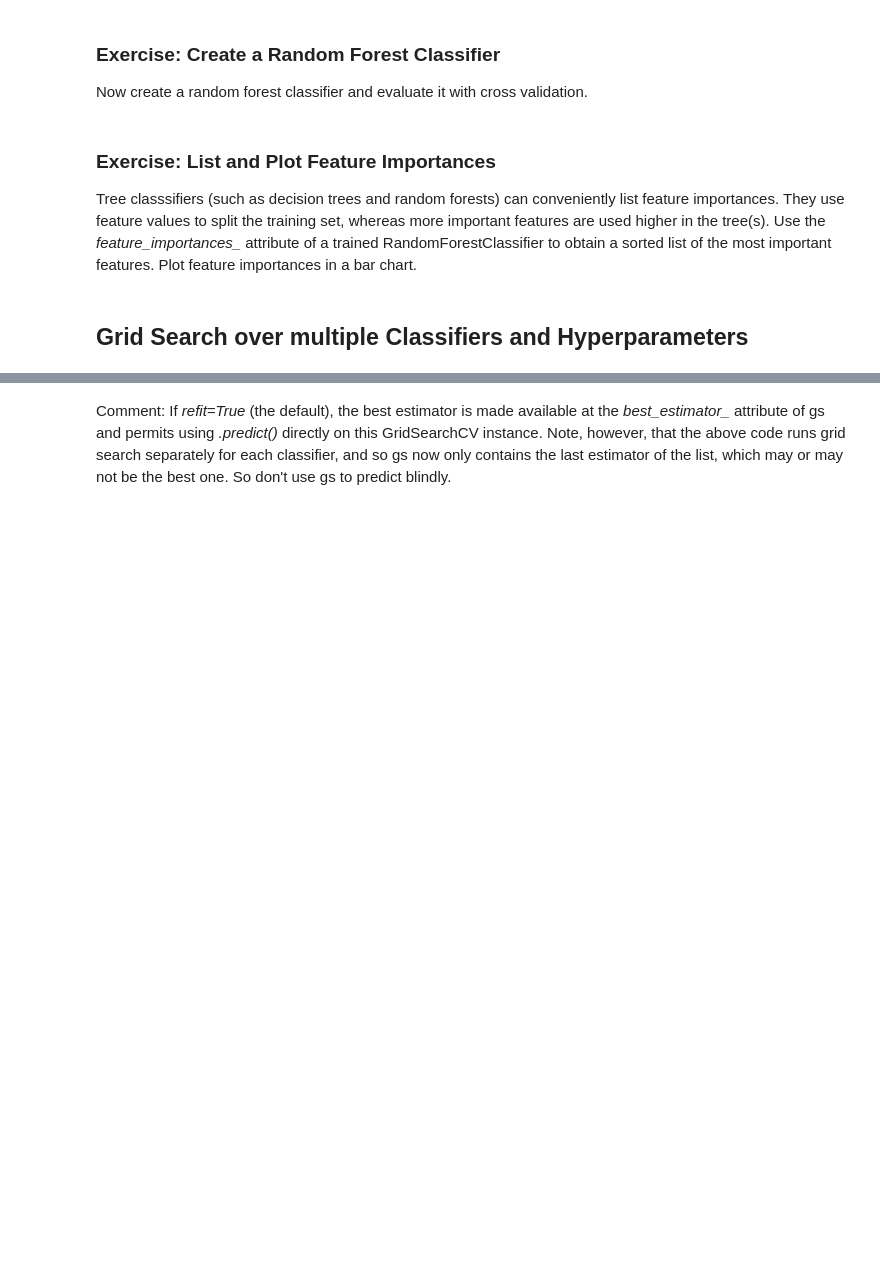
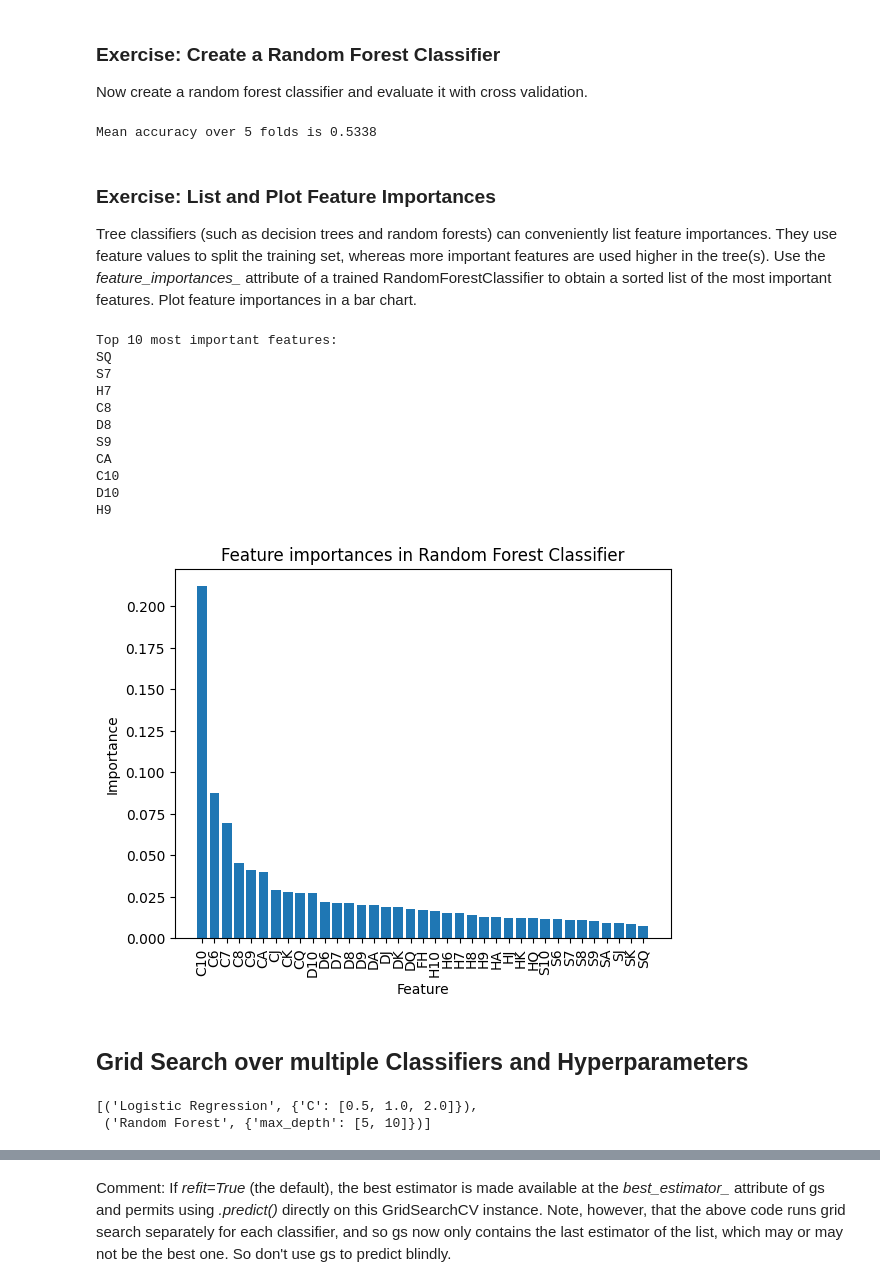
Before and after one commit to damman01/dl4g-donnschtig-jass, a Jupyter notebook: notebooks/Trump Prediction with ML.ipynb, the cells around one changed output, grey strips where cells are left out. Drawn from its saved outputs; the diff is of its cells as text; code cells hidden in the pictures; blank space fills up the shorter version.

```diff
--- a/notebooks/Trump Prediction with ML.ipynb
+++ b/notebooks/Trump Prediction with ML.ipynb
@@ -285,4 +291,17 @@ from sklearn.ensemble import RandomForestClassifier
+# %%
+from sklearn.ensemble import RandomForestClassifier
+
+# Create a random forest classifier with 100 trees
+classifier = RandomForestClassifier(n_estimators=100, max_depth=5)
+
+# Evaluate the classifier with cross validation
+result = cross_val_score(classifier, X_train, y_train, cv=5, n_jobs=-1)
+
+# Print the mean accuracy over 5 folds
+print("Mean accuracy over 5 folds is {:.4}".format(np.mean(result)))
+# %% [output]
+Mean accuracy over 5 folds is 0.5338
 # %% [markdown]
 ### Exercise: List and Plot Feature Importances
 
-Tree classsifiers (such as decision trees and random forests) can conveniently list feature importances. They use feature values to split the training set, whereas more important features are used higher in the tree(s). Use the *feature_importances_* attribute of a trained RandomForestClassifier to obtain a sorted list of the most important features. Plot feature importances in a bar chart.
+Tree classifiers (such as decision trees and random forests) can conveniently list feature importances. They use feature values to split the training set, whereas more important features are used higher in the tree(s). Use the *feature_importances_* attribute of a trained RandomForestClassifier to obtain a sorted list of the most important features. Plot feature importances in a bar chart.
@@ -291,3 +308,47 @@ Tree classsifiers (such as decision trees and random forests) can conveniently l
+# %%
+from typing import Sequence
+from sklearn.ensemble import RandomForestClassifier
+import matplotlib.pyplot as plt
+
+# Create a random forest classifier with 100 trees
+classifier = RandomForestClassifier(n_estimators=100, max_depth=5)
+
+# Train the classifier
+classifier.fit(X_train, y_train)
+
+# Get the feature importances
+feature_importances = classifier.feature_importances_
+
+# Sort the feature importances in descending order
+sorted_feature_importances = feature_importances.argsort()[::-1]
+
+# Print the top 10 most important features
+print("Top 10 most important features:")
+for i in range(10):
+  print(feature_columns[sorted_feature_importances[i]])
+
+sorted_feature_columns = feature_columns.sort()
+
+# Plot the feature importances
+plt.bar(feature_columns, feature_importances[sorted_feature_importances])
+plt.xlabel("Feature")
+plt.ylabel("Importance")
+plt.xticks(rotation=90)
+plt.title("Feature importances in Random Forest Classifier")
+plt.show()
+# %% [output]
+Top 10 most important features:
+SQ
+S7
+H7
+C8
+D8
+S9
+CA
+C10
+D10
+H9
+[figure, added]
 # %% [markdown]
 ## Grid Search over multiple Classifiers and Hyperparameters
 # %%
@@ -304,7 +365,7 @@ names = [
 # Classifiers
 classifiers = [
     LogisticRegression(solver='lbfgs', multi_class='multinomial'), # set these to avoid a FutureWarning with scikit-lean < 0.22
-    RandomForestClassifier(n_estimators=200)
+    RandomForestClassifier(n_estimators=200, max_depth=5)
 ]
 
 # Hyperparameter grid to search per classifier
@@ -314,6 +375,9 @@ parameters = [
 ]
 
 list(zip(names, parameters))
+# %% [output]
+[('Logistic Regression', {'C': [0.5, 1.0, 2.0]}),
+ ('Random Forest', {'max_depth': [5, 10]})]
 # %%
 from sklearn.model_selection import GridSearchCV
 
```
Also changed, not shown: parts of 18 cells of this notebook.
